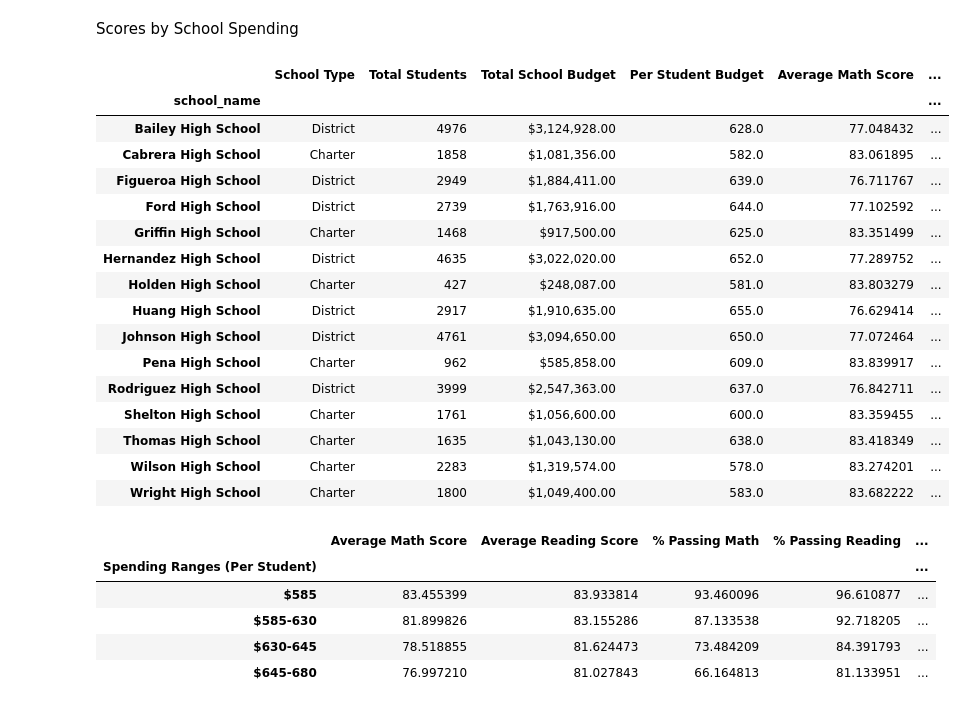
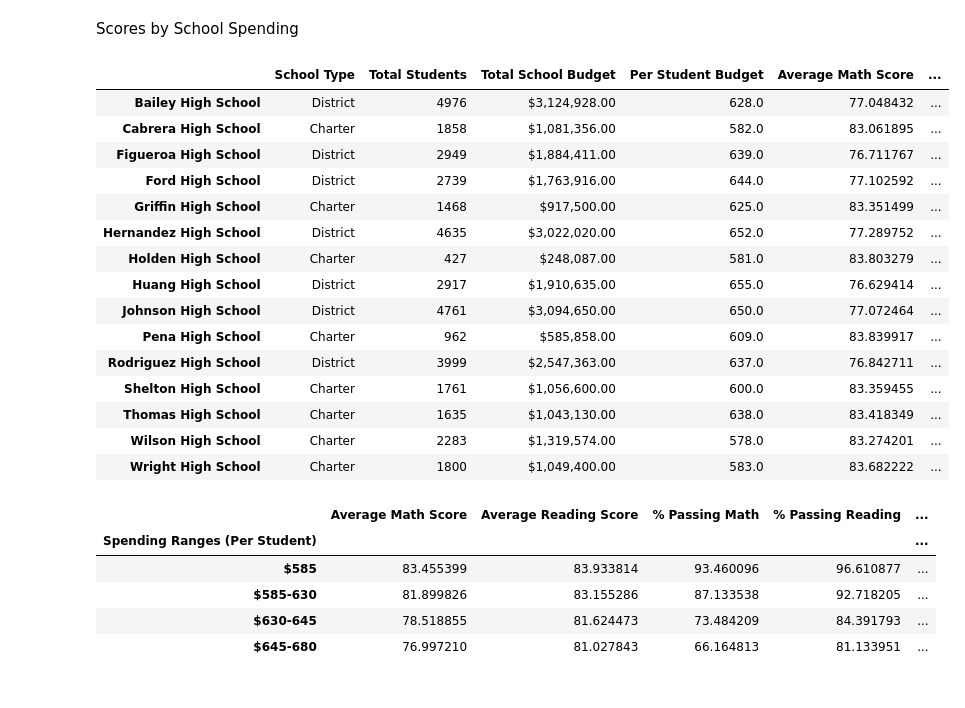
Before and after one commit to VidyaVelusamy/Pandas-Challenge, a Jupyter notebook: PyCitySchools/PyCitySchools.ipynb, the cells around one changed output. Cells and saved outputs as stored; diff of their text form; code cells hidden in the pictures.

```diff
--- a/PyCitySchools/PyCitySchools.ipynb
+++ b/PyCitySchools/PyCitySchools.ipynb
@@ -339,7 +339,7 @@ per_school_summary["Per Student Budget"] = per_school_summary["Per Student Budge
 
 # Display the DataFrame
 per_school_summary = per_school_summary.sort_values(by='school_name', ascending=True)
-
+per_school_summary.index.name = None
 per_school_summary
 # %% [output]
 |  | School Type | Total Students | Total School Budget | Per Student Budget | Average Math Score | ... |
@@ -492,11 +492,11 @@ school_spending_df = per_school_summary.copy()
 # %%
 # Use `pd.cut` to categorize spending based on the bins.
 school_spending_df["Per Student Budget"] = school_spending_df["Per Student Budget"].str.replace("$","").astype("float64")
 school_spending_df["Spending Ranges (Per Student)"] = pd.cut(school_spending_df["Per Student Budget"],bins,labels=group_names)
+school_spending_df.index.name=None
 school_spending_df
 # %% [output]
 |  | School Type | Total Students | Total School Budget | Per Student Budget | Average Math Score | ... |
-| school_name |  |  |  |  |  | ... |
 | Bailey High School | District | 4976 | $3,124,928.00 | 628.0 | 77.048432 | ... |
 | Cabrera High School | Charter | 1858 | $1,081,356.00 | 582.0 | 83.061895 | ... |
 | Figueroa High School | District | 2949 | $1,884,411.00 | 639.0 | 76.711767 | ... |
```
Also changed, not shown: parts of 4 cells of this notebook.
